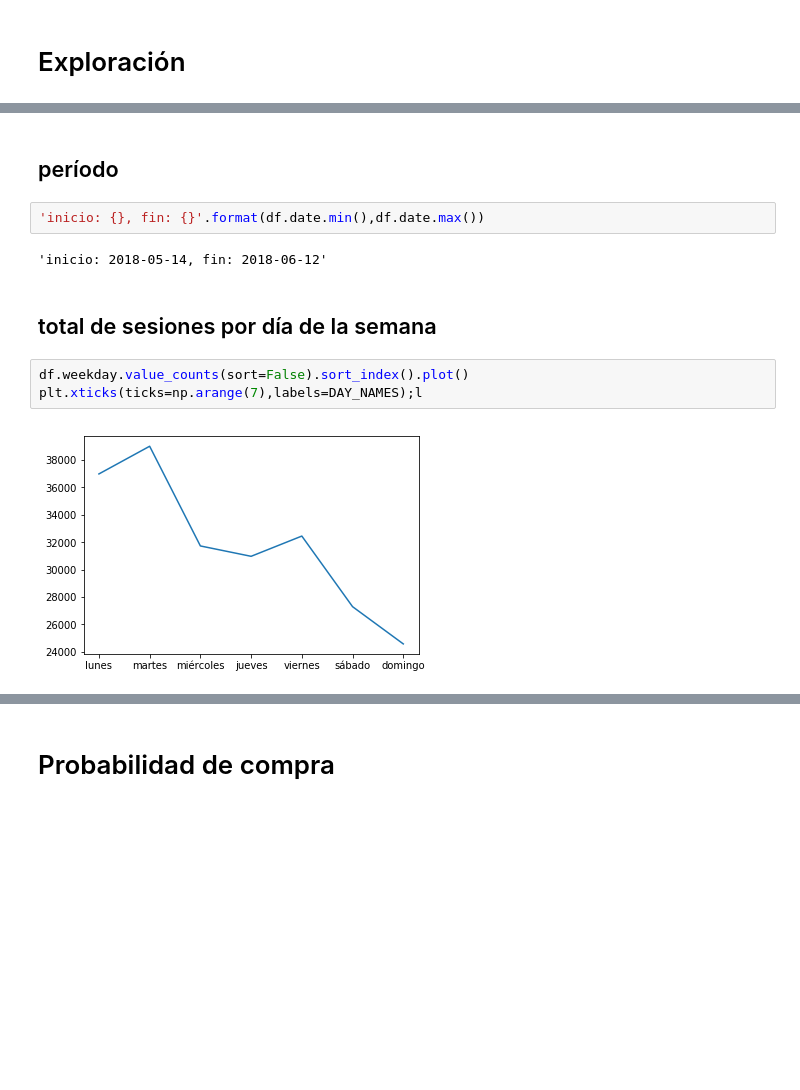
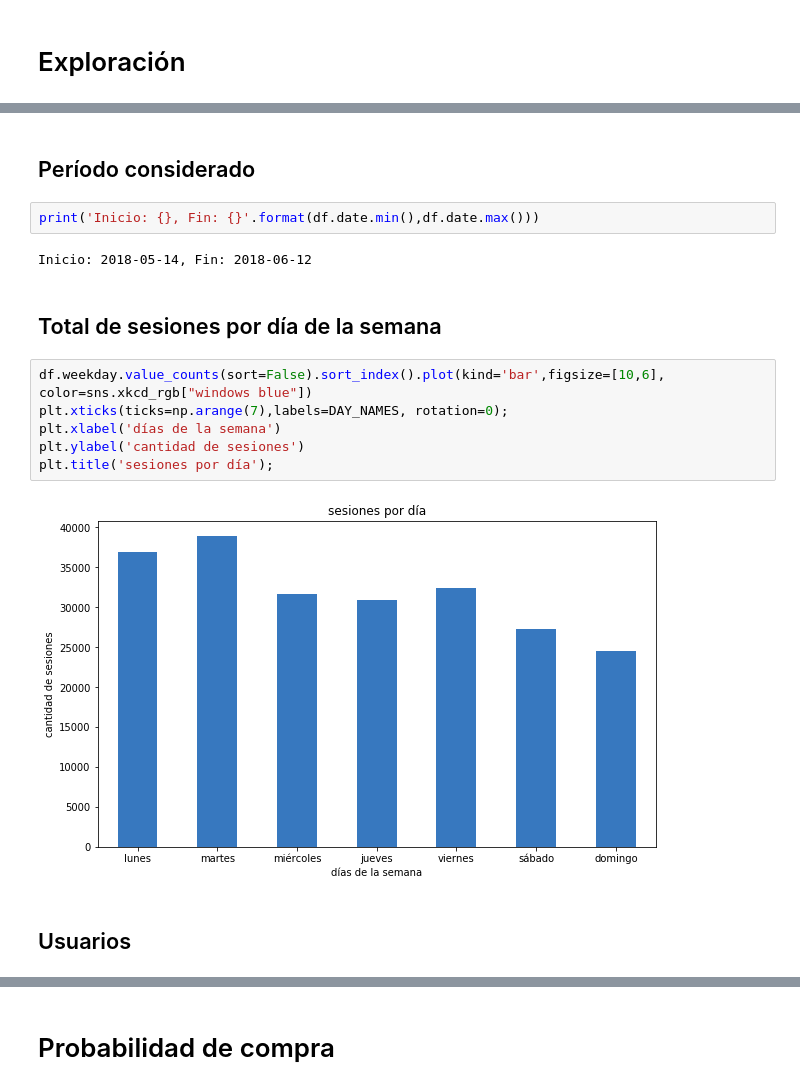
Before and after one commit to melik-data-challenges/despegar-challenge, a Jupyter notebook: notebooks/compra.ipynb, the cells around one changed output, grey strips where cells are left out. Cells and saved outputs as stored; diff of their text form; blank space fills up the shorter version.

```diff
--- a/notebooks/compra.ipynb
+++ b/notebooks/compra.ipynb
@@ -70,13 +195,18 @@ df.describe()
+# %% [markdown]
+## Período considerado
+# %%
+print('Inicio: {}, Fin: {}'.format(df.date.min(),df.date.max()))
+# %% [output]
+Inicio: 2018-05-14, Fin: 2018-06-12
+# %% [markdown]
+## Total de sesiones por día de la semana
+# %%
+df.weekday.value_counts(sort=False).sort_index().plot(kind='bar',figsize=[10,6], color=sns.xkcd_rgb["windows blue"])
+plt.xticks(ticks=np.arange(7),labels=DAY_NAMES, rotation=0);
+plt.xlabel('días de la semana')
+plt.ylabel('cantidad de sesiones')
+plt.title('sesiones por día');
+# %% [output]
+[figure, added]
 # %% [markdown]
-## período
+## Usuarios
-# %%
-'inicio: {}, fin: {}'.format(df.date.min(),df.date.max())
-# %% [output]
-'inicio: 2018-05-14, fin: 2018-06-12'
-# %% [markdown]
-## total de sesiones por día de la semana
-# %%
-df.weekday.value_counts(sort=False).sort_index().plot()
-plt.xticks(ticks=np.arange(7),labels=DAY_NAMES);l
-# %% [output]
-[figure, removed]
```
Also changed, not shown: parts of 70 cells of this notebook.
